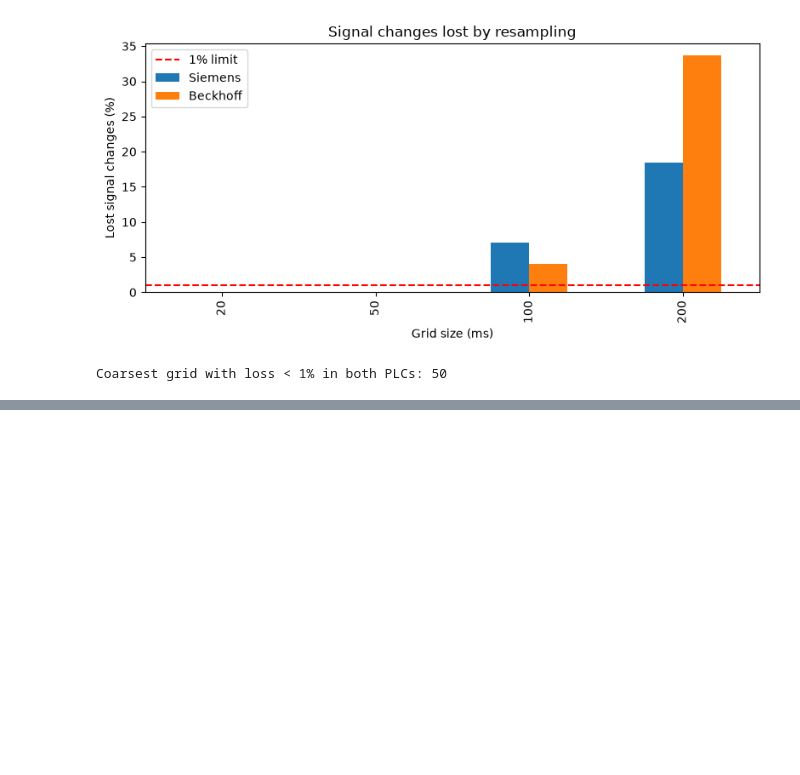
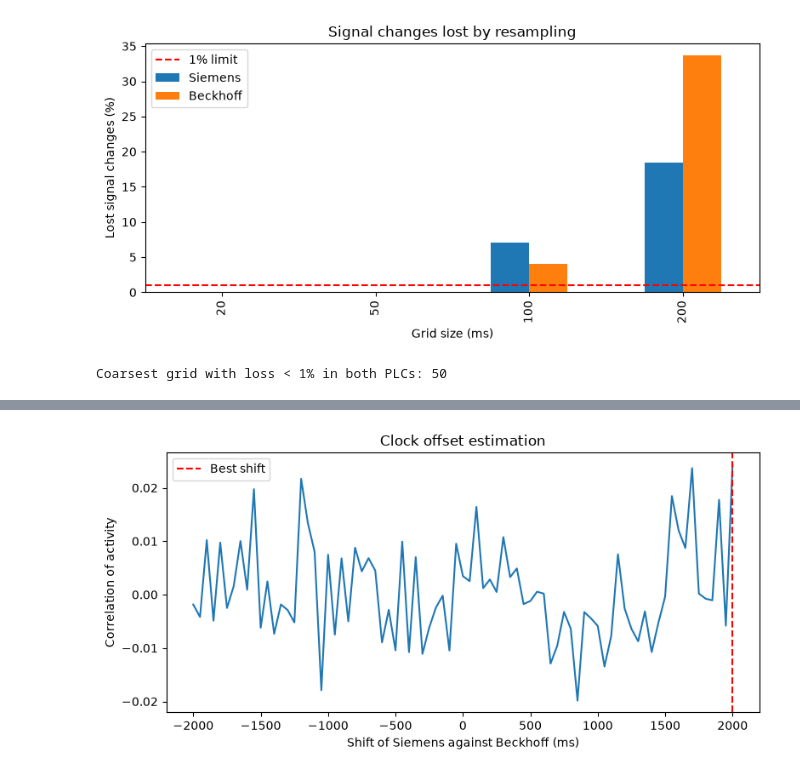
Before and after one commit to Harshavardhanthigulla/applied-industrial-ai-manufacturing, a Jupyter notebook: notebooks/02_pre_processing.ipynb, the cells around one changed output, grey strips where cells are left out. Saved outputs shown, nothing was run; the diff lists cells and outputs as text; code cells hidden in the pictures; blank space fills up the shorter version.

Commit message:
checking clock offset and merged the dataset

```diff
--- a/notebooks/02_pre_processing.ipynb
+++ b/notebooks/02_pre_processing.ipynb
@@ -159,0 +164,82 @@ Coarsest grid with loss < 1% in both PLCs: 50
+# %%
+
+# Step 3: Estimate clock offset between Siemens and Beckhoff
+
+grid_ms = 50  # Selected common grid from Step 2
+grid = np.arange(overlap_start, overlap_end, grid_ms)
+
+# Check that timestamps are sorted
+siemens_clean = siemens_clean.sort_values("timestamp").reset_index(drop=True)
+beckhoff_clean = beckhoff_clean.sort_values("timestamp").reset_index(drop=True)
+
+# Calculate activity (number of signal changes per grid step)
+activity = {}
+
+for name, df in [("Siemens", siemens_clean), ("Beckhoff", beckhoff_clean)]:
+
+    signals = df.drop(columns="timestamp").select_dtypes(include="bool")
+
+    ts = df["timestamp"].values
+
+    position = np.searchsorted(ts, grid, side="right") - 1
+
+    # Last known signal value at each grid point
+    sampled = signals.iloc[position].astype(int)
+
+    # Count signal changes per grid step
+    changes = sampled.diff().abs().sum(axis=1).fillna(0)
+
+    activity[name] = changes.values
+
+# Correlation for shifts from -2 seconds to +2 seconds
+max_lag = 40  # 40 x 50 ms = 2 seconds
+
+lags = list(range(-max_lag, max_lag + 1))
+corr = []
+
+for lag in lags:
+
+    if lag >= 0:
+        a = activity["Siemens"][lag:]
+        b = activity["Beckhoff"][:len(activity["Beckhoff"]) - lag]
+    else:
+        a = activity["Siemens"][:lag]
+        b = activity["Beckhoff"][-lag:]
+
+    # Avoid correlation when there is no variation
+    if len(a) < 2 or np.std(a) == 0 or np.std(b) == 0:
+        corr.append(np.nan)
+    else:
+        corr.append(np.corrcoef(a, b)[0, 1])
+
+# Find shift with highest valid correlation
+corr = np.array(corr)
+
+if not np.isfinite(corr).any():
+    raise ValueError("Could not calculate valid correlations.")
+
+best_index = np.nanargmax(corr)
+best_lag = lags[best_index]
+
+print("Best shift (steps):", best_lag)
+print("Estimated offset (ms):", best_lag * grid_ms)
+print("Correlation at best shift:", round(corr[best_index], 3))
+print("Correlation at shift 0:", round(corr[max_lag], 3))
+print("Typical (median) correlation:", round(float(np.nanmedian(corr)), 3))
+print("Within one grid step (no correction needed):", abs(best_lag) <= 1)
+
+# Plot correlation against time shift
+plt.figure(figsize=(8, 4))
+
+plt.plot([lag * grid_ms for lag in lags], corr)
+plt.axvline(best_lag * grid_ms, color="red",
+            linestyle="--", label="Best shift")
+
+plt.xlabel("Shift of Siemens against Beckhoff (ms)")
+plt.ylabel("Correlation of activity")
+plt.title("Clock offset estimation")
+
+plt.legend()
+plt.tight_layout()
+plt.show()
+# %% [output]
@@ -159,0 +252 @@ Coarsest grid with loss < 1% in both PLCs: 50
+[figure, added]
```
Also changed, not shown: parts of 8 cells of this notebook, 1 other file.
